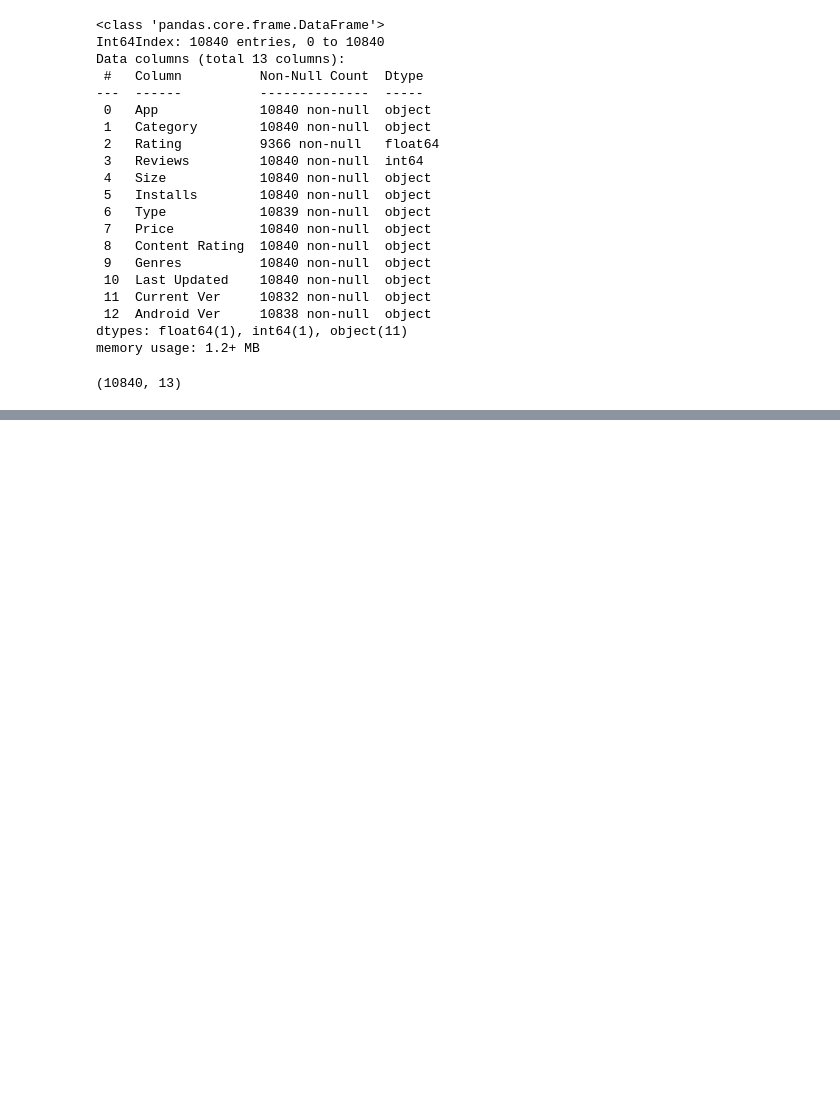
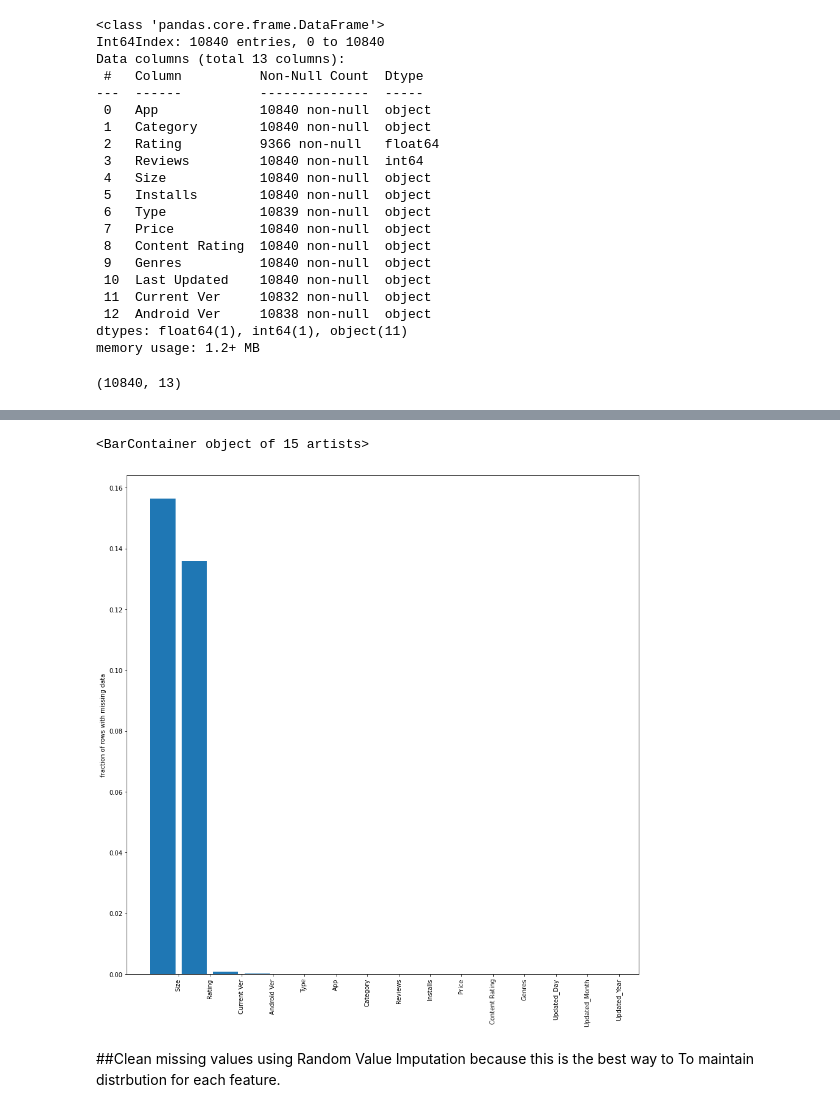
Before and after one commit to shu-nya/Play-Store-App-Review-Analysis, a Jupyter notebook: Play_Store_App_Review_Analysis.ipynb, the cells around one changed output, grey strips where cells are left out. Cells and saved outputs as stored; diff of their text form; code cells hidden in the pictures; blank space fills up the shorter version.

Commit message:
data cleaning and eda

```diff
--- a/Play_Store_App_Review_Analysis.ipynb
+++ b/Play_Store_App_Review_Analysis.ipynb
@@ -178,0 +373,3 @@ data.shape
+# %%
+data.Price = data.Price.apply(lambda x: x.replace('$',''))
+data['Price'] = data['Price'].apply(lambda x: float(x))
@@ -178,0 +399,10 @@ data.shape
+# %%
+# Convert to datetime datatype
+
+data['Last Updated'] = pd.to_datetime(data['Last Updated'])
+# %%
+data['Updated_Day']=data['Last Updated'].dt.day
+data['Updated_Month']=data['Last Updated'].dt.month
+data['Updated_Year']=data['Last Updated'].dt.year
+# %%
+data.drop('Last Updated', axis = 1, inplace = True)
@@ -178,0 +475,13 @@ data.shape
+# %%
+# Plot a bar chart for the fraction of null values in each feature.
+
+null_counts = data.isna().sum().sort_values(ascending=False)/len(data)
+plt.figure(figsize=(15,15))
+plt.xticks(np.arange(len(null_counts))+0.5,null_counts.index,rotation='vertical')
+plt.ylabel('fraction of rows with missing data')
+plt.bar(np.arange(len(null_counts)),null_counts)
+# %% [output]
+<BarContainer object of 15 artists>
+[figure, added]
+# %% [markdown]
+##Clean missing values using Random Value Imputation because this is the best way to To maintain distrbution for each feature.
```
Also changed, not shown: parts of 42 cells of this notebook.
